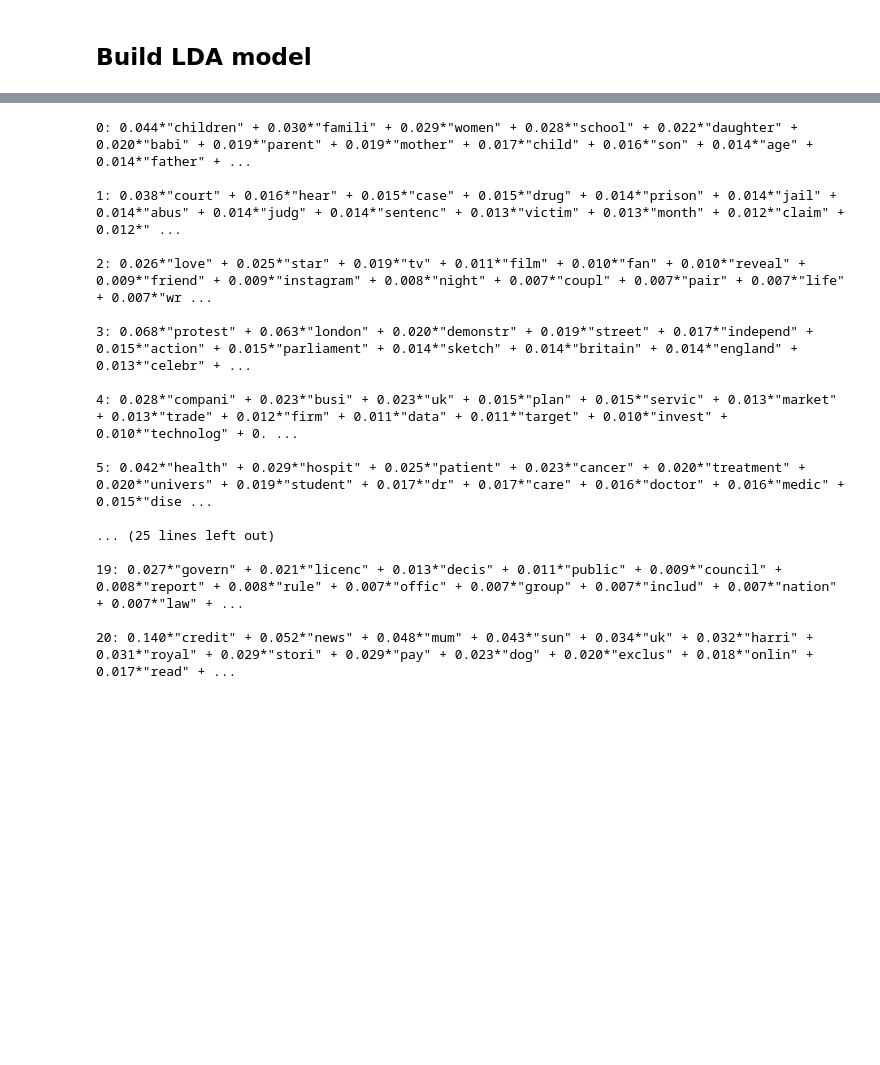
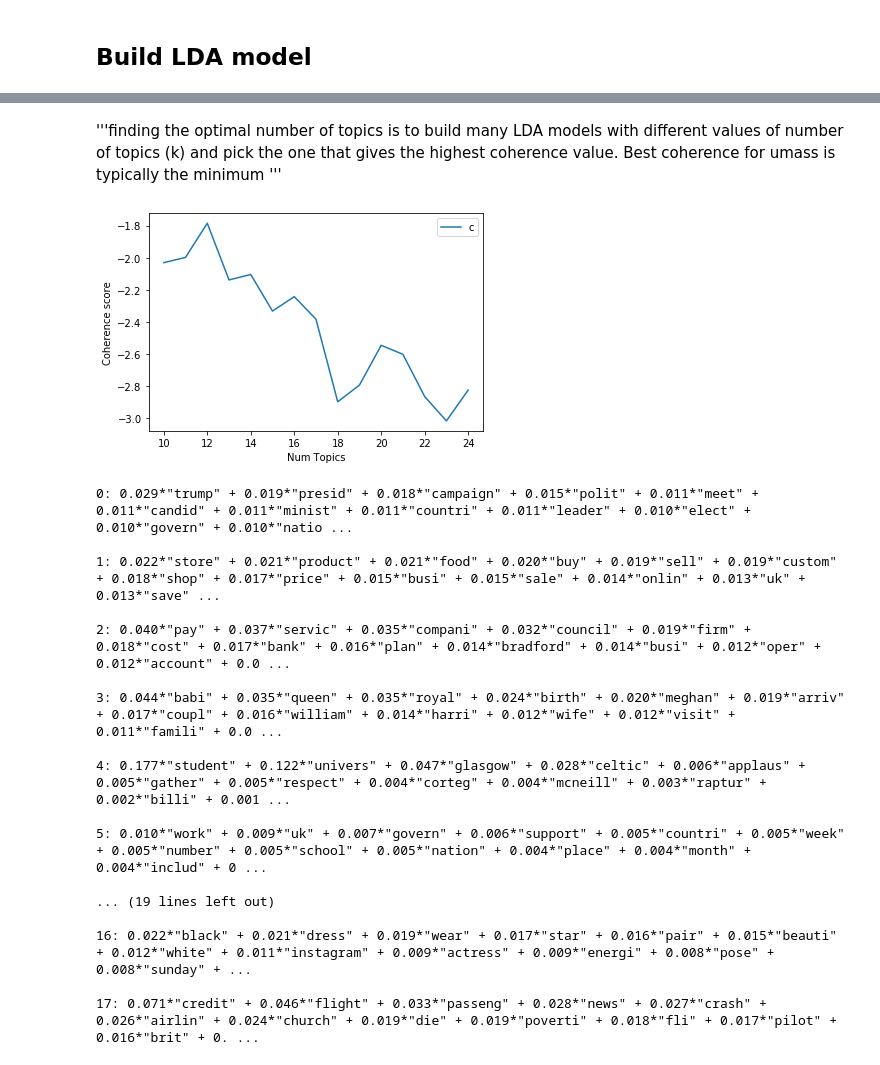
Before and after one commit to ziyad121/thesis-News-exposure-issue-salience, a Jupyter notebook: uk_data_cleaning/filtered20.ipynb, the cells around one changed output, grey strips where cells are left out. Drawn from its saved outputs; the diff is of its cells as text; code cells hidden in the pictures; blank space fills up the shorter version.

```diff
--- a/uk_data_cleaning/filtered20.ipynb
+++ b/uk_data_cleaning/filtered20.ipynb
@@ -318,11 +316,16 @@ data_lemmatized = a['clean_text']
+# %%
+bigram = gensim.models.Phrases(data_lemmatized, min_count=20, threshold=100)
+bigram_mod = gensim.models.phrases.Phraser(bigram)
+
+texts = [bigram_mod[doc] for doc in data_lemmatized]
 # %%
 # Create Dictionary
-id2word = corpora.Dictionary(data_lemmatized)
+id2word = corpora.Dictionary(texts)
 # Filter out words that occur less than 30 documents, or more than 50% of the documents.
-id2word.filter_extremes(no_below=500, no_above=0.4)
+id2word.filter_extremes(no_below=1, no_above=0.4)
 
 # Create Corpus
-texts = data_lemmatized
+texts = texts
 # %%
 corpus = [id2word.doc2bow(text) for text in texts]
 # %%
@@ -335,3 +338,6 @@ Number of documents: 36092
 ### Crime  - Economic situation - Rising prices/inflation/cost of living - Taxation - Unemployment - Terrorism - Housing - Government debt - Immigration - Health and social security - The education system - Pensions - The environment, climate and energy issues  - Brexit
 # %% [markdown]
 ## Build LDA model
+# %%
+coherencemodel = CoherenceModel(model=model, texts=texts, dictionary=id2word, coherence='c_v')
+print(coherencemodel.get_coherence())
@@ -337,0 +382,2 @@ Number of documents: 36092
+# %%
+model_list, coherence_values = compute_coherence_values(dictionary=id2word, corpus=corpus, texts=data_lemmatized, start=10, limit=25, step=1)
@@ -338 +400,18 @@ Number of documents: 36092
+# %% [markdown]
+'''finding the optimal number of topics is to build
+many LDA models with different values of number of topics (k)
+and pick the one that gives the highest coherence value.
+Best coherence for umass is typically the minimum
+'''
+# %%
+# Show graph
+limit=25; start=10; step=1;
+x = range(start, limit, step)
+plt.plot(x, coherence_values)
+plt.xlabel("Num Topics")
+plt.ylabel("Coherence score")
+plt.legend(("coherence_values"), loc='best')
+plt.show()
+# %% [output]
+[figure, added]
 # %%
@@ -353,26 +429,26 @@ print(lda_model.print_topics())
 # %%
 
-for i,topic in lda_model.show_topics(formatted=True, num_topics=21, num_words=20):
+for i,topic in lda_model.show_topics(formatted=True, num_topics=18, num_words=20):
     print(str(i)+": "+ topic)
     print()
 # %% [output]
-0: 0.044*"children" + 0.030*"famili" + 0.029*"women" + 0.028*"school" + 0.022*"daughter" + 0.020*"babi" + 0.019*"parent" + 0.019*"mother" + 0.017*"child" + 0.016*"son" + 0.014*"age" + 0.014*"father" + ...
+0: 0.029*"trump" + 0.019*"presid" + 0.018*"campaign" + 0.015*"polit" + 0.011*"meet" + 0.011*"candid" + 0.011*"minist" + 0.011*"countri" + 0.011*"leader" + 0.010*"elect" + 0.010*"govern" + 0.010*"natio ...
 
-1: 0.038*"court" + 0.016*"hear" + 0.015*"case" + 0.015*"drug" + 0.014*"prison" + 0.014*"jail" + 0.014*"abus" + 0.014*"judg" + 0.014*"sentenc" + 0.013*"victim" + 0.013*"month" + 0.012*"claim" + 0.012*" ...
+1: 0.022*"store" + 0.021*"product" + 0.021*"food" + 0.020*"buy" + 0.019*"sell" + 0.019*"custom" + 0.018*"shop" + 0.017*"price" + 0.015*"busi" + 0.015*"sale" + 0.014*"onlin" + 0.013*"uk" + 0.013*"save" ...
 
-2: 0.026*"love" + 0.025*"star" + 0.019*"tv" + 0.011*"film" + 0.010*"fan" + 0.010*"reveal" + 0.009*"friend" + 0.009*"instagram" + 0.008*"night" + 0.007*"coupl" + 0.007*"pair" + 0.007*"life" + 0.007*"wr ...
+2: 0.040*"pay" + 0.037*"servic" + 0.035*"compani" + 0.032*"council" + 0.019*"firm" + 0.018*"cost" + 0.017*"bank" + 0.016*"plan" + 0.014*"bradford" + 0.014*"busi" + 0.012*"oper" + 0.012*"account" + 0.0 ...
 
-3: 0.068*"protest" + 0.063*"london" + 0.020*"demonstr" + 0.019*"street" + 0.017*"independ" + 0.015*"action" + 0.015*"parliament" + 0.014*"sketch" + 0.014*"britain" + 0.014*"england" + 0.013*"celebr" + ...
+3: 0.044*"babi" + 0.035*"queen" + 0.035*"royal" + 0.024*"birth" + 0.020*"meghan" + 0.019*"arriv" + 0.017*"coupl" + 0.016*"william" + 0.014*"harri" + 0.012*"wife" + 0.012*"visit" + 0.011*"famili" + 0.0 ...
 
-4: 0.028*"compani" + 0.023*"busi" + 0.023*"uk" + 0.015*"plan" + 0.015*"servic" + 0.013*"market" + 0.013*"trade" + 0.012*"firm" + 0.011*"data" + 0.011*"target" + 0.010*"invest" + 0.010*"technolog" + 0. ...
+4: 0.177*"student" + 0.122*"univers" + 0.047*"glasgow" + 0.028*"celtic" + 0.006*"applaus" + 0.005*"gather" + 0.005*"respect" + 0.004*"corteg" + 0.004*"mcneill" + 0.003*"raptur" + 0.002*"billi" + 0.001 ...
 
-5: 0.042*"health" + 0.029*"hospit" + 0.025*"patient" + 0.023*"cancer" + 0.020*"treatment" + 0.020*"univers" + 0.019*"student" + 0.017*"dr" + 0.017*"care" + 0.016*"doctor" + 0.016*"medic" + 0.015*"dise ...
+5: 0.010*"work" + 0.009*"uk" + 0.007*"govern" + 0.006*"support" + 0.005*"countri" + 0.005*"week" + 0.005*"number" + 0.005*"school" + 0.005*"nation" + 0.004*"place" + 0.004*"month" + 0.004*"includ" + 0 ...
 
-... (25 lines left out)
+... (19 lines left out)
 
-19: 0.027*"govern" + 0.021*"licenc" + 0.013*"decis" + 0.011*"public" + 0.009*"council" + 0.008*"report" + 0.008*"rule" + 0.007*"offic" + 0.007*"group" + 0.007*"includ" + 0.007*"nation" + 0.007*"law" + ...
+16: 0.022*"black" + 0.021*"dress" + 0.019*"wear" + 0.017*"star" + 0.016*"pair" + 0.015*"beauti" + 0.012*"white" + 0.011*"instagram" + 0.009*"actress" + 0.009*"energi" + 0.008*"pose" + 0.008*"sunday" + ...
 
-20: 0.140*"credit" + 0.052*"news" + 0.048*"mum" + 0.043*"sun" + 0.034*"uk" + 0.032*"harri" + 0.031*"royal" + 0.029*"stori" + 0.029*"pay" + 0.023*"dog" + 0.020*"exclus" + 0.018*"onlin" + 0.017*"read" + ...
+17: 0.071*"credit" + 0.046*"flight" + 0.033*"passeng" + 0.028*"news" + 0.027*"crash" + 0.026*"airlin" + 0.024*"church" + 0.019*"die" + 0.019*"poverti" + 0.018*"fli" + 0.017*"pilot" + 0.016*"brit" + 0. ...
 # %%
 # Plotting tools
 import pyLDAvis
```
Also changed, not shown: parts of 30 cells of this notebook.
